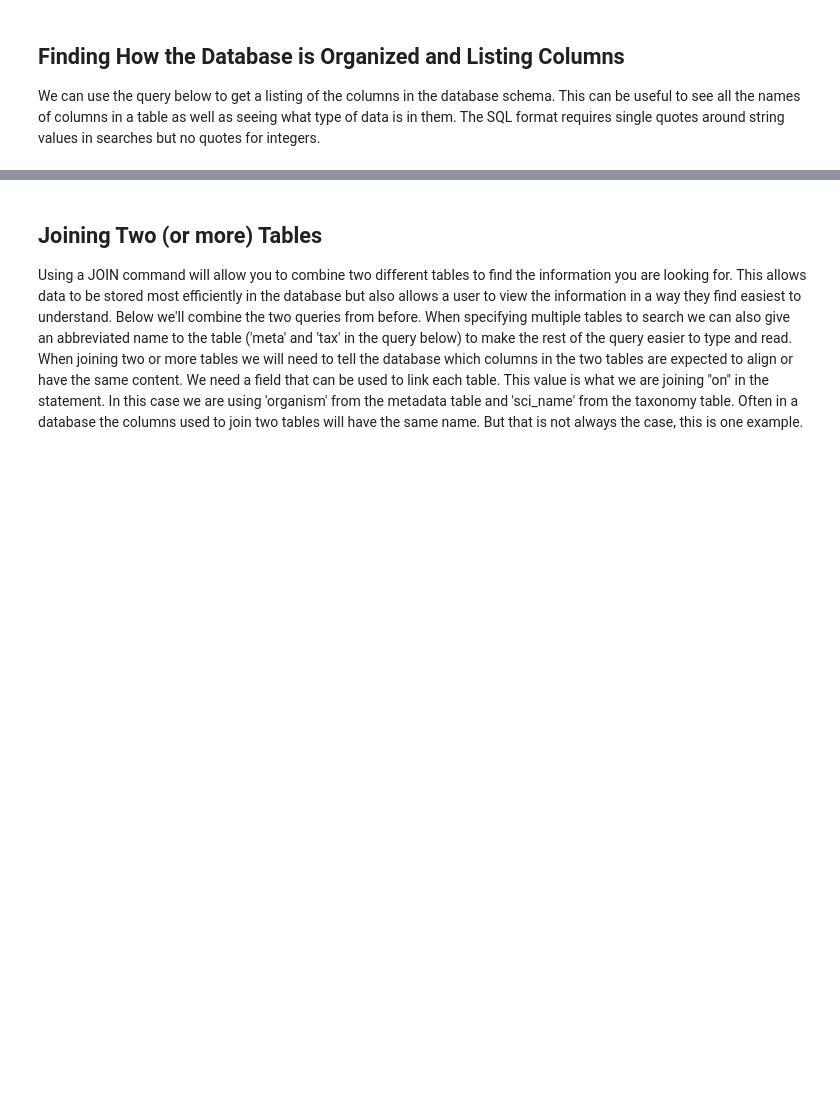
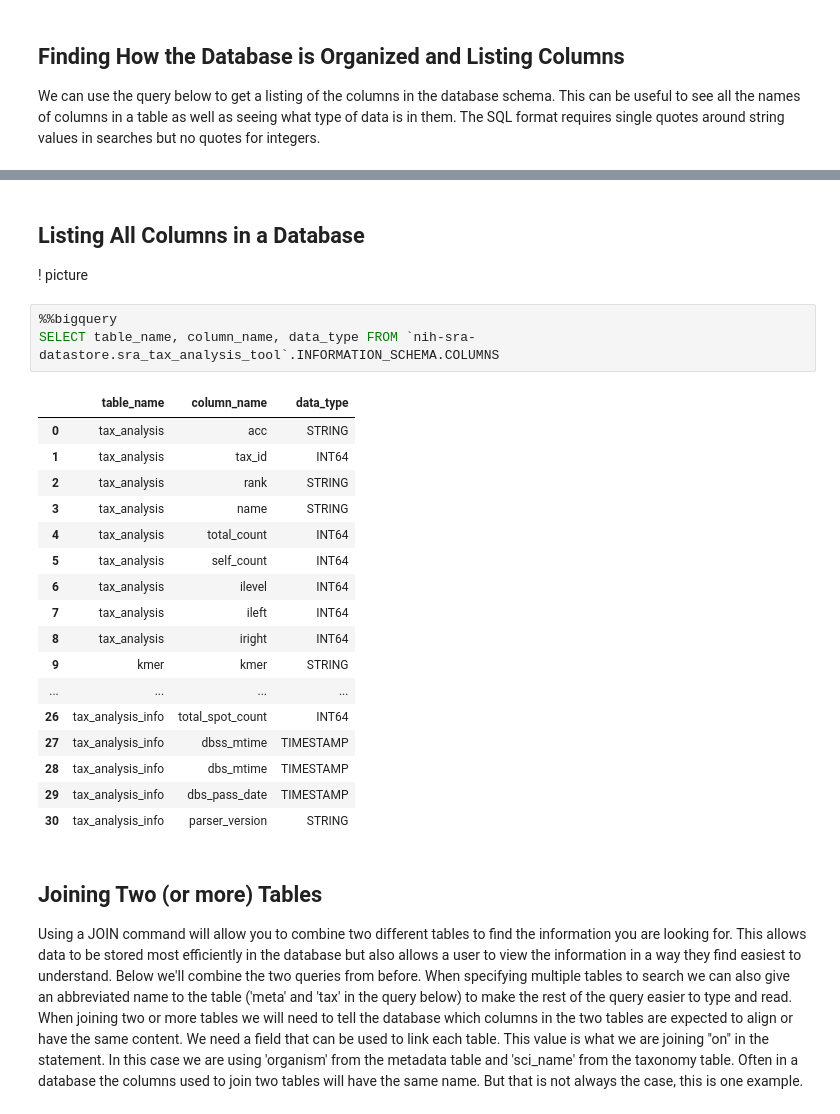
Before and after one commit to ncbi/ASHG-Workshop-2021, a Jupyter notebook: Basic BigQuery Examples.ipynb, the cells around one changed output, grey strips where cells are left out. Saved outputs shown, nothing was run; the diff lists cells and outputs as text; blank space fills up the shorter version.

```diff
--- a/Basic BigQuery Examples.ipynb
+++ b/Basic BigQuery Examples.ipynb
@@ -83,3 +99,27 @@ SELECT * FROM `nih-sra-datastore.sra`.INFORMATION_SCHEMA.COLUMNS
+# %% [markdown]
+## Listing All Columns in a Database
+! picture
+# %%
+%%bigquery
+SELECT table_name, column_name, data_type FROM `nih-sra-datastore.sra_tax_analysis_tool`.INFORMATION_SCHEMA.COLUMNS
+# %% [output]
+|  | table_name | column_name | data_type |
+| 0 | tax_analysis | acc | STRING |
+| 1 | tax_analysis | tax_id | INT64 |
+| 2 | tax_analysis | rank | STRING |
+| 3 | tax_analysis | name | STRING |
+| 4 | tax_analysis | total_count | INT64 |
+| 5 | tax_analysis | self_count | INT64 |
+| 6 | tax_analysis | ilevel | INT64 |
+| 7 | tax_analysis | ileft | INT64 |
+| 8 | tax_analysis | iright | INT64 |
+| 9 | kmer | kmer | STRING |
+| ... | ... | ... | ... |
+| 26 | tax_analysis_info | total_spot_count | INT64 |
+| 27 | tax_analysis_info | dbss_mtime | TIMESTAMP |
+| 28 | tax_analysis_info | dbs_mtime | TIMESTAMP |
+| 29 | tax_analysis_info | dbs_pass_date | TIMESTAMP |
+| 30 | tax_analysis_info | parser_version | STRING |
 # %% [markdown]
 ## Joining Two (or more) Tables
 Using a JOIN command will allow you to combine two different tables to find the information you are looking for. This allows data to be stored most efficiently in the database but also allows a user to view the information in a way they find easiest to understand. Below we'll combine the two queries from before. When specifying multiple tables to search we can also give an abbreviated name to the table ('meta' and 'tax' in the query below) to make the rest of the query easier to type and read.
```
Also changed, not shown: parts of 12 cells of this notebook, 1 other file.
